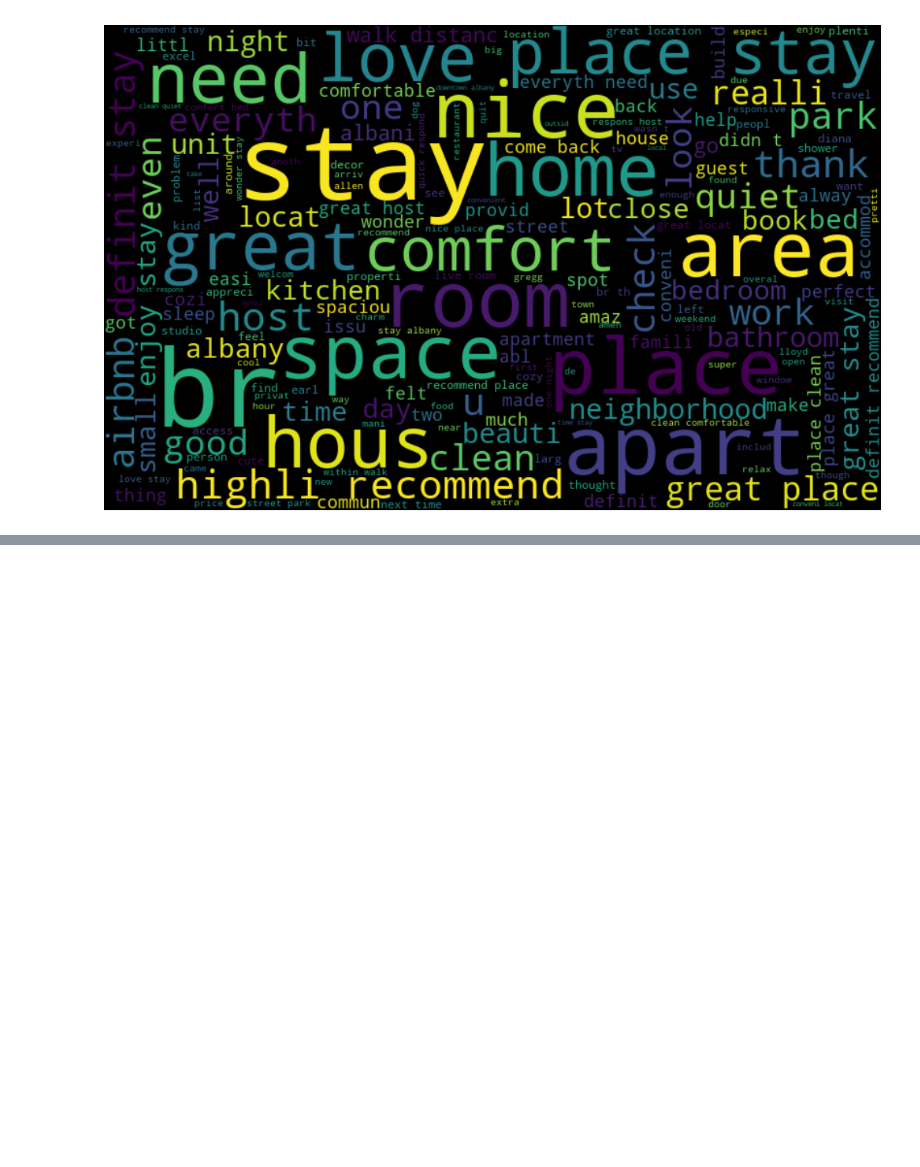
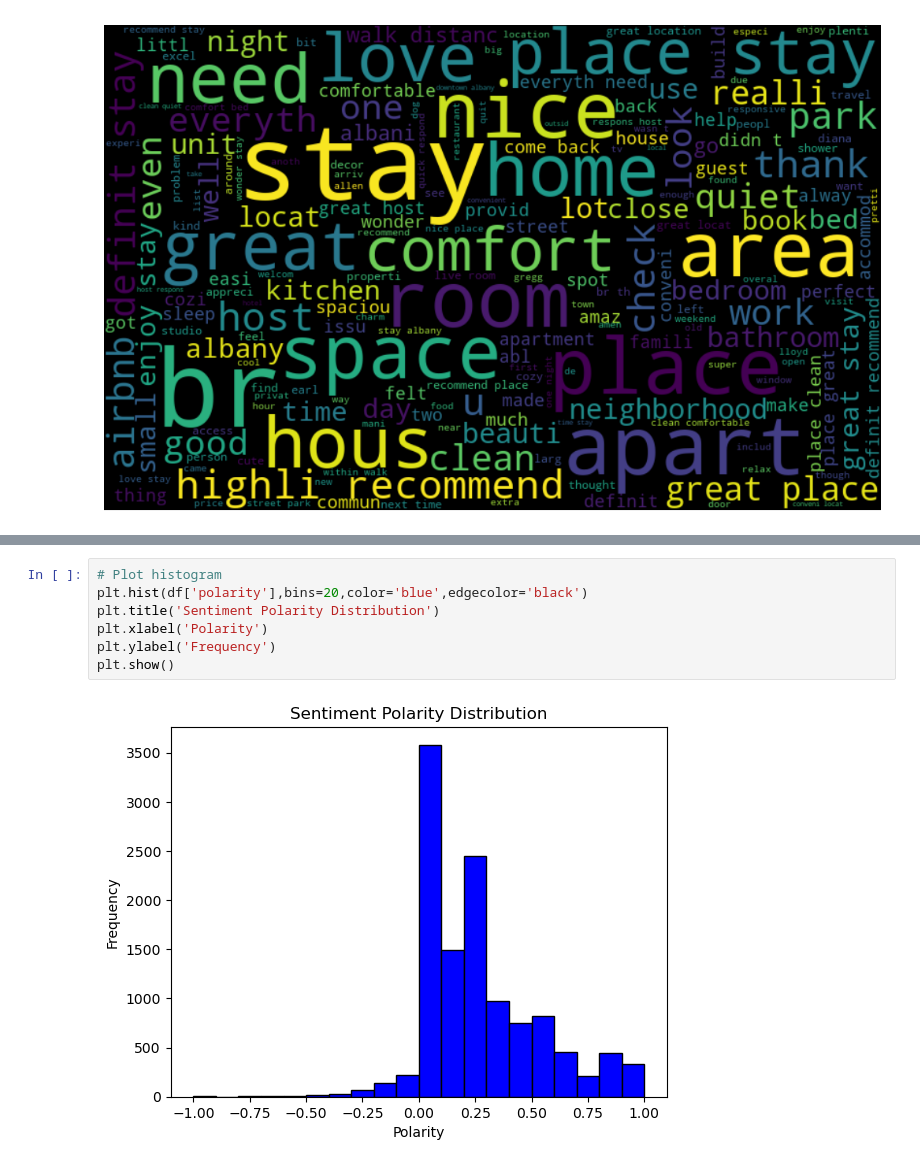
Before and after one commit to bishanbhandari/Data-Science--Text-and-NLP-Projects-, a Jupyter notebook: AirBnb Reviews Analysis/MachineLearning.ipynb, the cells around one changed output, grey strips where cells are left out. Drawn from its saved outputs; the diff is of its cells as text; blank space fills up the shorter version.

```diff
--- a/AirBnb Reviews Analysis/MachineLearning.ipynb
+++ b/AirBnb Reviews Analysis/MachineLearning.ipynb
@@ -152,0 +188,9 @@ plt.show()
+# %%
+# Plot histogram
+plt.hist(df['polarity'],bins=20,color='blue',edgecolor='black')
+plt.title('Sentiment Polarity Distribution')
+plt.xlabel('Polarity')
+plt.ylabel('Frequency')
+plt.show()
+# %% [output]
+[figure, added]
```
Also changed, not shown: parts of 3 cells of this notebook.
